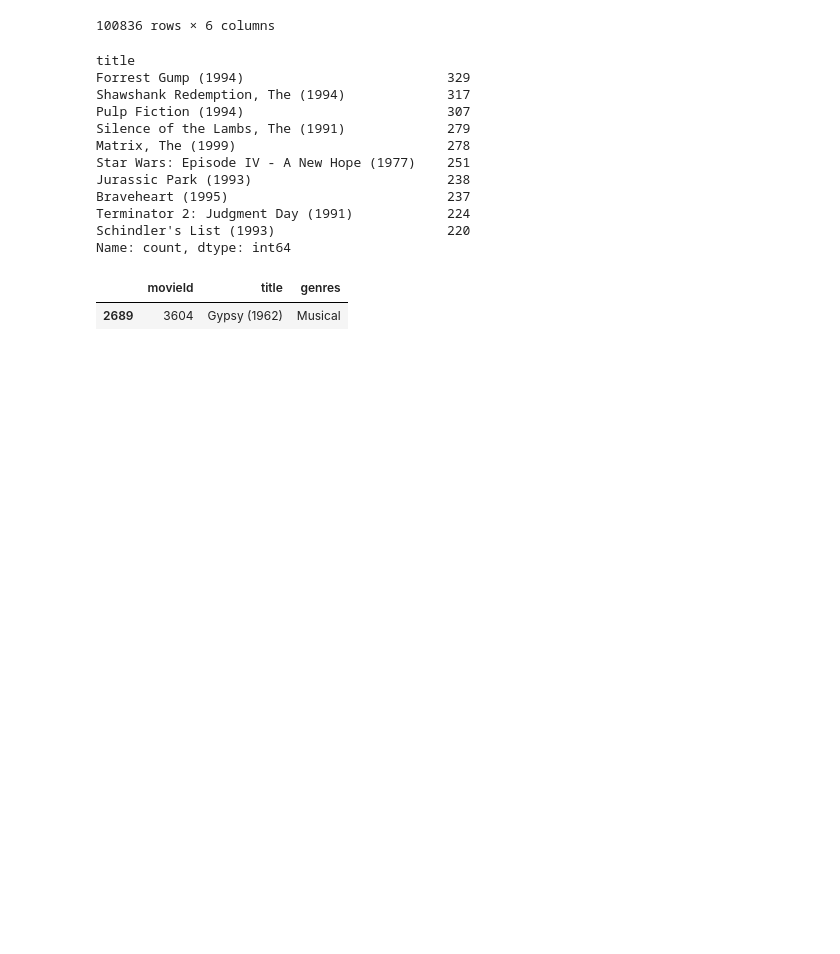
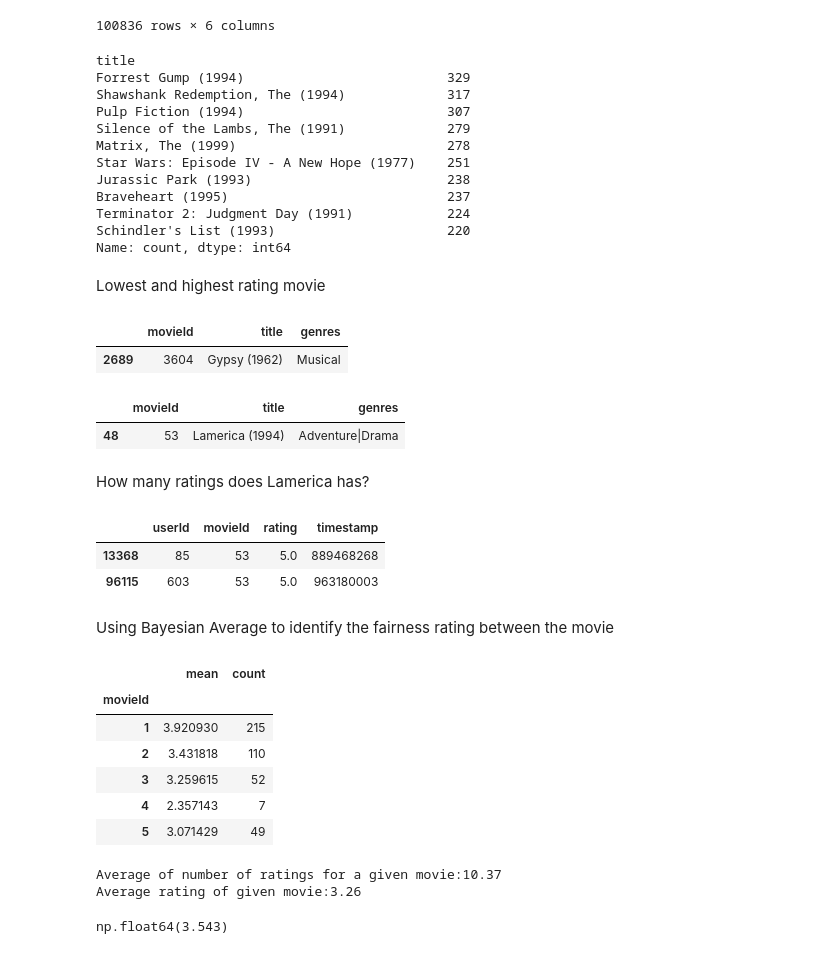
Before and after one commit to DSon24/Practice-recommender-project, a Jupyter notebook: Code/practice recommender.ipynb, the cells around one changed output. Saved outputs shown, nothing was run; the diff lists cells and outputs as text; code cells hidden in the pictures; blank space fills up the shorter version.

```diff
--- a/Code/practice recommender.ipynb
+++ b/Code/practice recommender.ipynb
@@ -108,4 +108,6 @@ Braveheart (1995)                            237
 Terminator 2: Judgment Day (1991)            224
 Schindler's List (1993)                      220
 Name: count, dtype: int64
+# %% [markdown]
+Lowest and highest rating movie
 # %%
@@ -117,3 +119,43 @@ movies[movies['movieId']==lowest_rated]
 # %% [output]
 |  | movieId | title | genres |
 | 2689 | 3604 | Gypsy (1962) | Musical |
+# %%
+highest_rated = mean_ratings['rating'].idxmax() #returns the index label of the maximum value.
+movies[movies['movieId']==highest_rated]
+# %% [output]
+|  | movieId | title | genres |
+| 48 | 53 | Lamerica (1994) | Adventure|Drama |
+# %% [markdown]
+How many ratings does Lamerica has?
+# %%
+ratings[ratings['movieId'] == highest_rated]
+#There are only two ratings for this number hence, its ratings so high.
+# %% [output]
+|  | userId | movieId | rating | timestamp |
+| 13368 | 85 | 53 | 5.0 | 889468268 |
+| 96115 | 603 | 53 | 5.0 | 963180003 |
+# %% [markdown]
+Using Bayesian Average to identify the fairness rating between the movie
+# %%
+movies_stat = ratings.groupby("movieId")["rating"].agg(["mean","count"])
+movies_stat.head()
+# %% [output]
+|  | mean | count |
+| movieId |  |  |
+| 1 | 3.920930 | 215 |
+| 2 | 3.431818 | 110 |
+| 3 | 3.259615 | 52 |
+| 4 | 2.357143 | 7 |
+| 5 | 3.071429 | 49 |
+# %%
+C = movies_stat["count"].mean()
+M = movies_stat["mean"].mean()
+print(f"Average of number of ratings for a given movie:{C:0.2f}")
+print(f"Average rating of given movie:{M:0.2f} ")
+
+def bayesian_avg(ratings):
+    bayesian_avg = (C*M + ratings.sum()) / (C + ratings.count())
+    return round(bayesian_avg,3)
+# %% [output]
+Average of number of ratings for a given movie:10.37
+Average rating of given movie:3.26
@@ -119,0 +164,5 @@ movies[movies['movieId']==lowest_rated]
+# %%
+Lamerica = pd.Series([5,5]) #Because the movie has 2 ratings = 5 so we assign as ([5,5]).
+bayesian_avg(Lamerica)
+# %% [output]
+np.float64(3.543)
```
Also changed, not shown: parts of 4 cells of this notebook.
